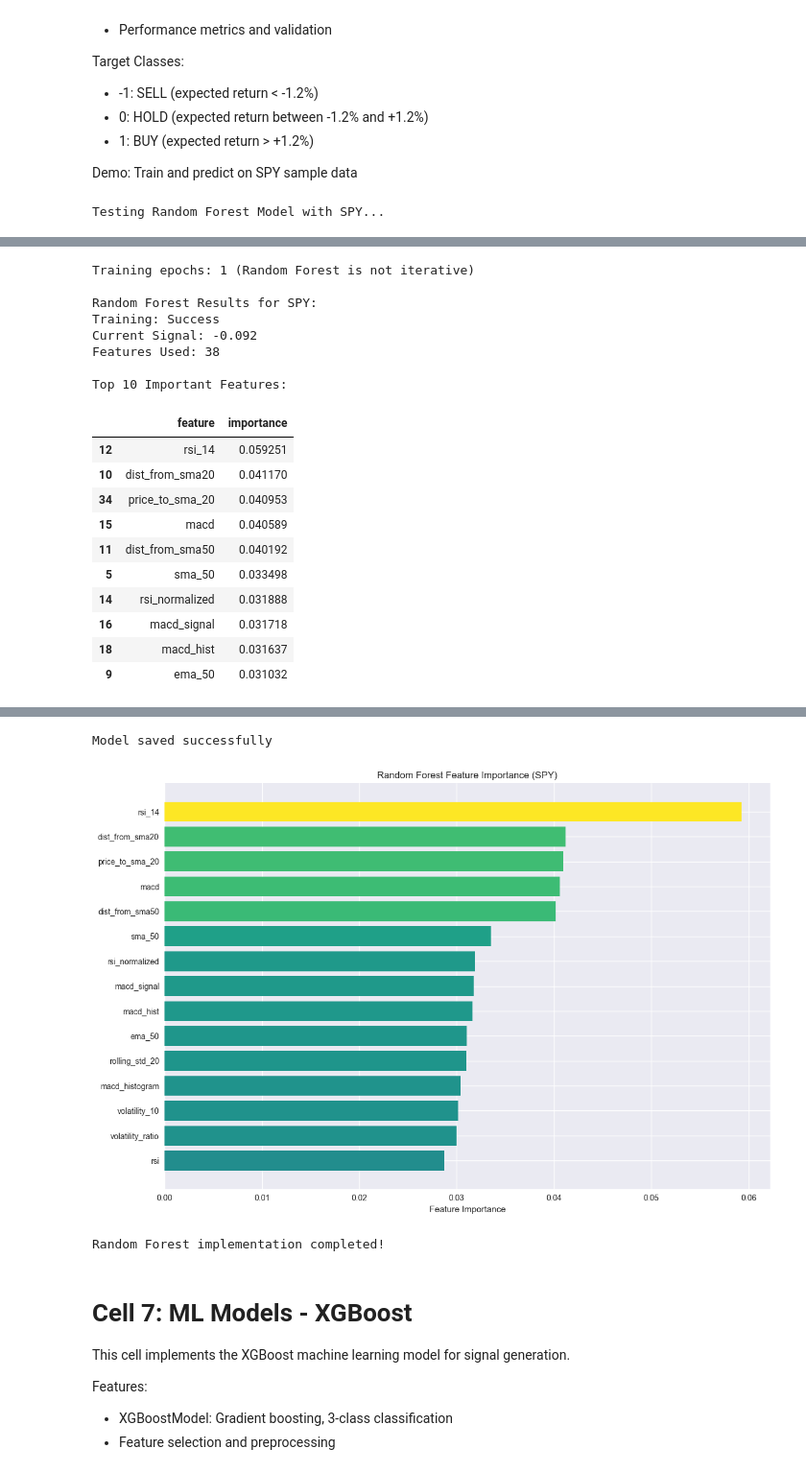
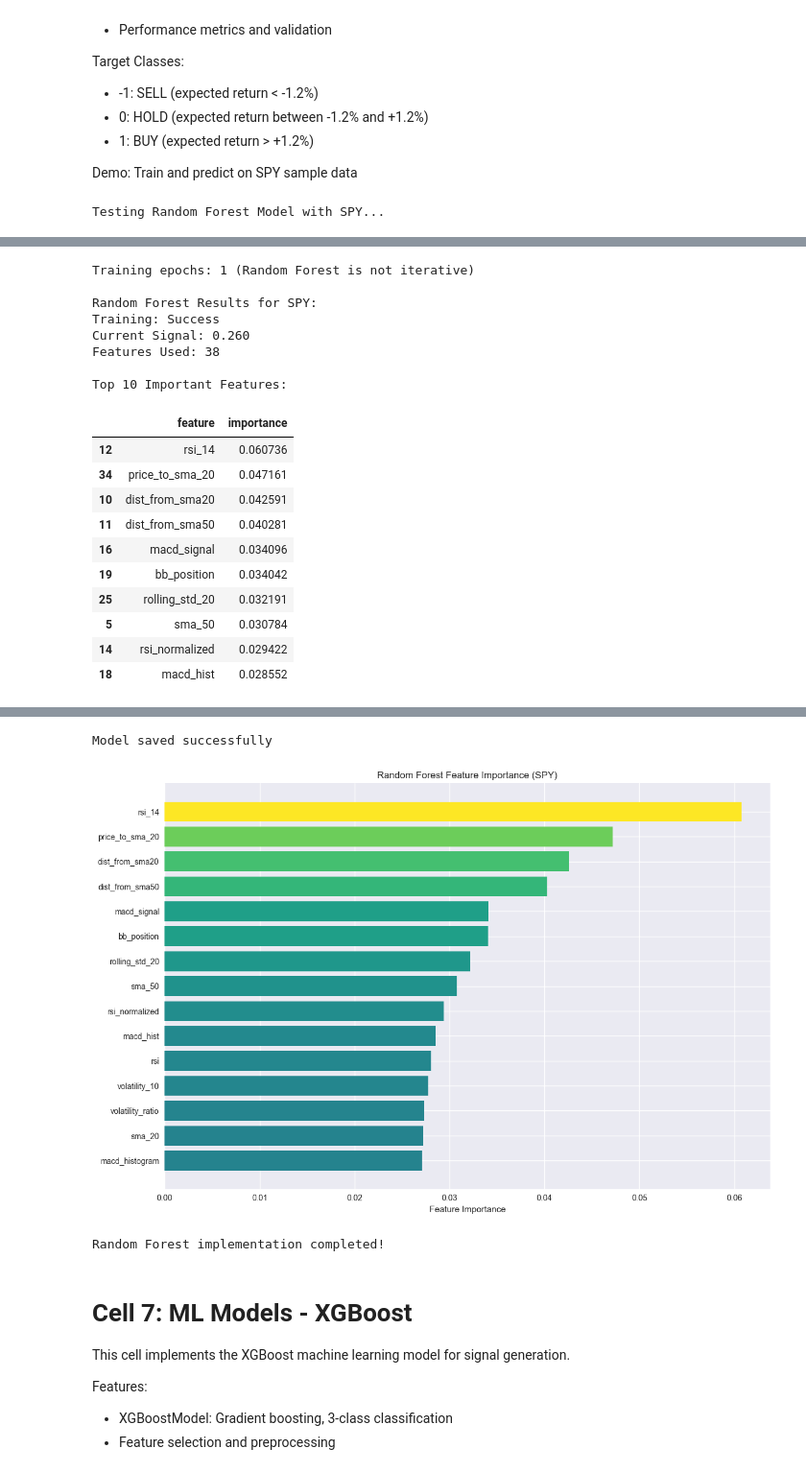
Before and after one commit to jobulisamy/algo-trade, a Jupyter notebook: algo_trading_bot.ipynb, the cells around one changed output, grey strips where cells are left out. Shown at 96% size. Cells and saved outputs as stored; diff of their text form; code cells hidden in the pictures.

Commit message:
0.8% buy/sell target thresholds, +-0.5 signal trade threshold

```diff
--- a/algo_trading_bot.ipynb
+++ b/algo_trading_bot.ipynb
@@ -423,10 +423,11 @@ class FeatureEngine:
         # Future return calculation
         data['future_return'] = data['close'].shift(-forward_days) / data['close'] - 1
 
-        # Target classification
+        # Target classification using ±0.8% threshold
+        threshold = 0.008
         conditions = [
-            data['future_return'] > 0.012,   # BUY if > 1.2%
-            data['future_return'] < -0.012,  # SELL if < -1.2%
+            data['future_return'] > threshold,   # BUY if > 0.8%
+            data['future_return'] < -threshold,  # SELL if < -0.8%
         ]
         choices = [1, -1]  # BUY, SELL
         data['target'] = np.select(conditions, choices, default=0)  # HOLD
@@ -1067,6 +1002,7 @@ class MLModel(ABC):
         pass
 
     def get_feature_columns(self) -> List[str]:
+        # Use a fixed set of features for all models
         return [
             'pct_change', 'log_returns', 'sma_5', 'sma_10', 'sma_20', 'sma_50',
             'ema_5', 'ema_10', 'ema_20', 'ema_50', 'dist_from_sma20', 'dist_from_sma50',
@@ -1175,7 +1111,11 @@ class RandomForestModel(MLModel):
                 # Handle cases where not all classes are present
                 signal = 0.0
 
-            return np.clip(signal, -1.0, 1.0)
+            # Apply ±0.5 threshold to signal
+            if abs(signal) >= 0.5:
+                return np.sign(signal)
+            else:
+                return 0.0
 
         except Exception as e:
             logger.error(f"Error predicting with RF model for {self.symbol}: {e}")
@@ -1273,18 +1213,18 @@ Training epochs: 1 (Random Forest is not iterative)
 
 Random Forest Results for SPY:
 Training: Success
-Current Signal: -0.092
+Current Signal: 0.260
 Features Used: 38
 
 Top 10 Important Features:
 |  | feature | importance |
-| 12 | rsi_14 | 0.059251 |
-| 10 | dist_from_sma20 | 0.041170 |
-| 34 | price_to_sma_20 | 0.040953 |
-| 15 | macd | 0.040589 |
-| 11 | dist_from_sma50 | 0.040192 |
-| 5 | sma_50 | 0.033498 |
-| 14 | rsi_normalized | 0.031888 |
-| 16 | macd_signal | 0.031718 |
-| 18 | macd_hist | 0.031637 |
-| 9 | ema_50 | 0.031032 |
+| 12 | rsi_14 | 0.060736 |
+| 34 | price_to_sma_20 | 0.047161 |
+| 10 | dist_from_sma20 | 0.042591 |
+| 11 | dist_from_sma50 | 0.040281 |
+| 16 | macd_signal | 0.034096 |
+| 19 | bb_position | 0.034042 |
+| 25 | rolling_std_20 | 0.032191 |
+| 5 | sma_50 | 0.030784 |
+| 14 | rsi_normalized | 0.029422 |
+| 18 | macd_hist | 0.028552 |
@@ -1292,5 +1232,5 @@ Top 10 Important Features:
 Model saved successfully
-[figure, old version]
+[figure, new version]
 Random Forest implementation completed!
 # %% [markdown]
 # Cell 7: ML Models - XGBoost
```
Also changed, not shown: parts of 14 cells of this notebook, 1 other file.
